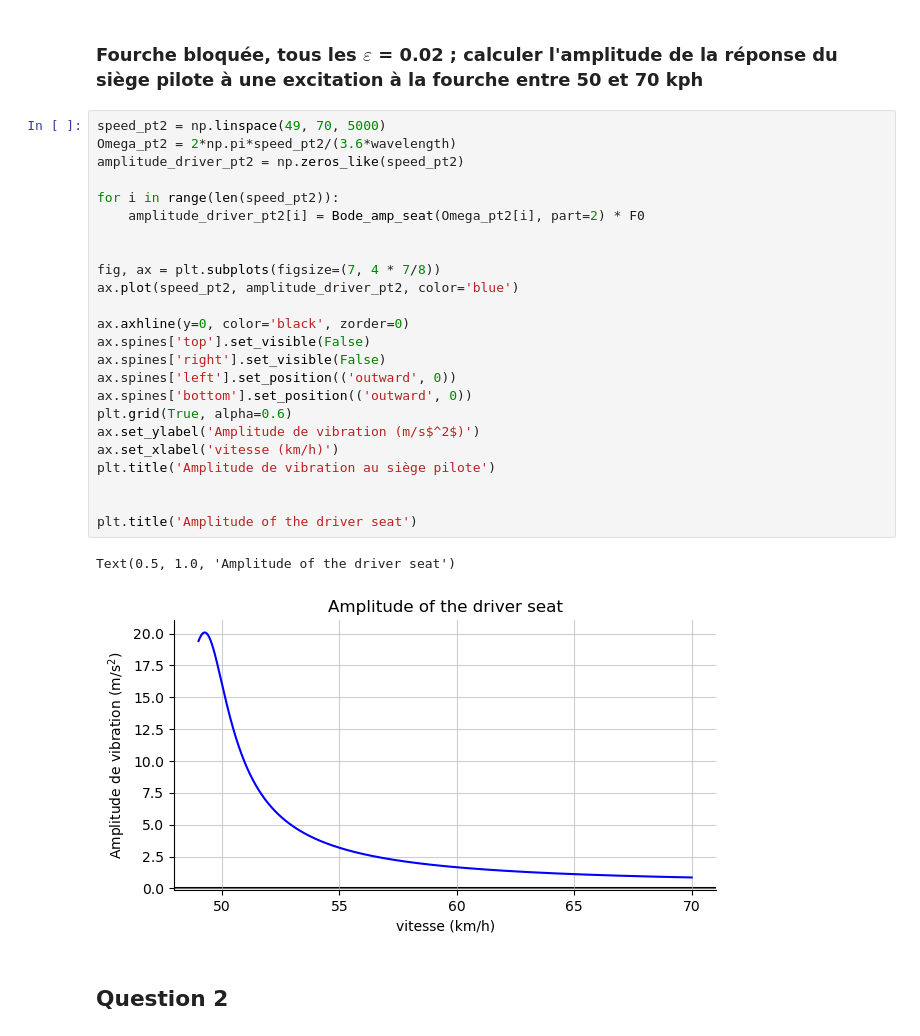
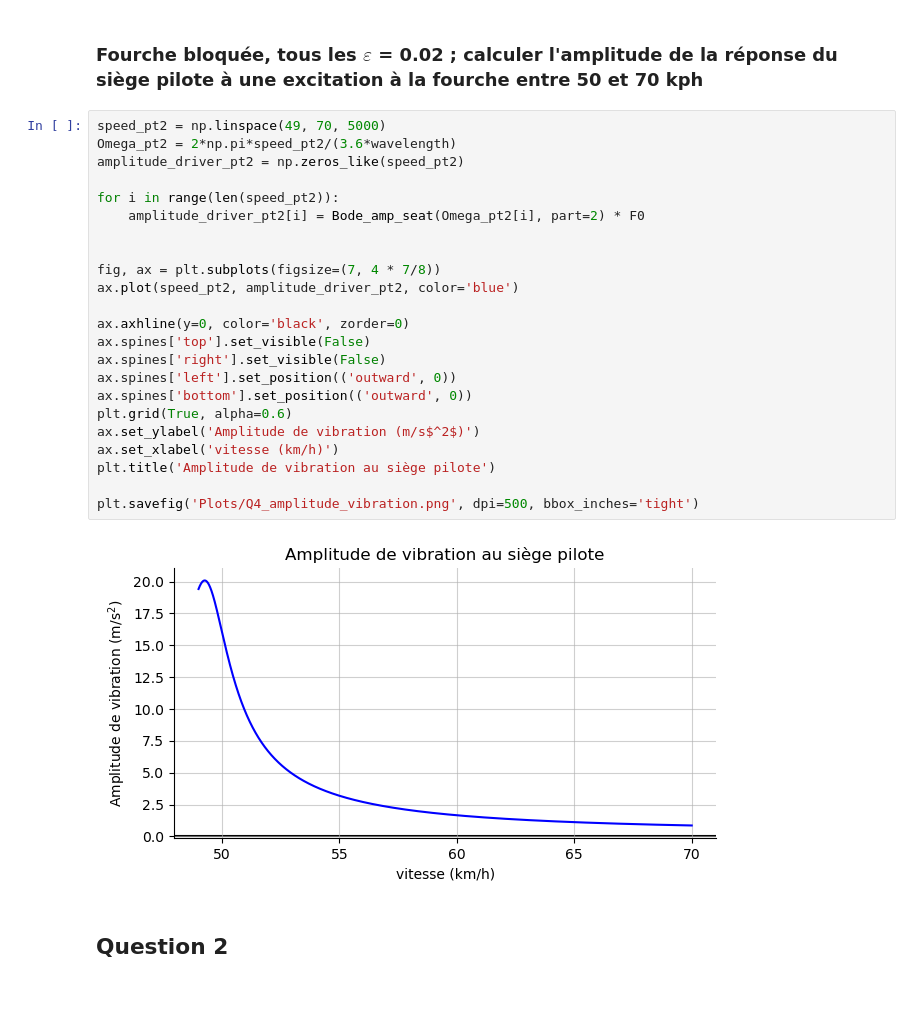
Before and after one commit to tomBeauve/DSM-Projects-code, a Jupyter notebook: Projet 3/project3.ipynb, the cells around one changed output. Cells and saved outputs as stored; diff of their text form; blank space fills up the shorter version.

```diff
--- a/Projet 3/project3.ipynb
+++ b/Projet 3/project3.ipynb
@@ -254,30 +254,28 @@ plt.savefig('Plots/reponse_temporelle_Q3.png', dpi=500, bbox_inches='tight')
 # %%
 speed_pt2 = np.linspace(49, 70, 5000)
 Omega_pt2 = 2*np.pi*speed_pt2/(3.6*wavelength)
 amplitude_driver_pt2 = np.zeros_like(speed_pt2)
 
 for i in range(len(speed_pt2)):
     amplitude_driver_pt2[i] = Bode_amp_seat(Omega_pt2[i], part=2) * F0
 
 
 fig, ax = plt.subplots(figsize=(7, 4 * 7/8))
 ax.plot(speed_pt2, amplitude_driver_pt2, color='blue')
 
 ax.axhline(y=0, color='black', zorder=0)
 ax.spines['top'].set_visible(False)
 ax.spines['right'].set_visible(False)
 ax.spines['left'].set_position(('outward', 0))
 ax.spines['bottom'].set_position(('outward', 0))
 plt.grid(True, alpha=0.6)
 ax.set_ylabel('Amplitude de vibration (m/s$^2$)')
 ax.set_xlabel('vitesse (km/h)')
 plt.title('Amplitude de vibration au siège pilote')
 
-
-plt.title('Amplitude of the driver seat')
+plt.savefig('Plots/Q4_amplitude_vibration.png', dpi=500, bbox_inches='tight')
 # %% [output]
-Text(0.5, 1.0, 'Amplitude of the driver seat')
-[figure, old version]
+[figure, new version]
 # %% [markdown]
 ## Question 2
 # %% [markdown]
```
Also changed, not shown: parts of 6 cells of this notebook, 8 other files.
